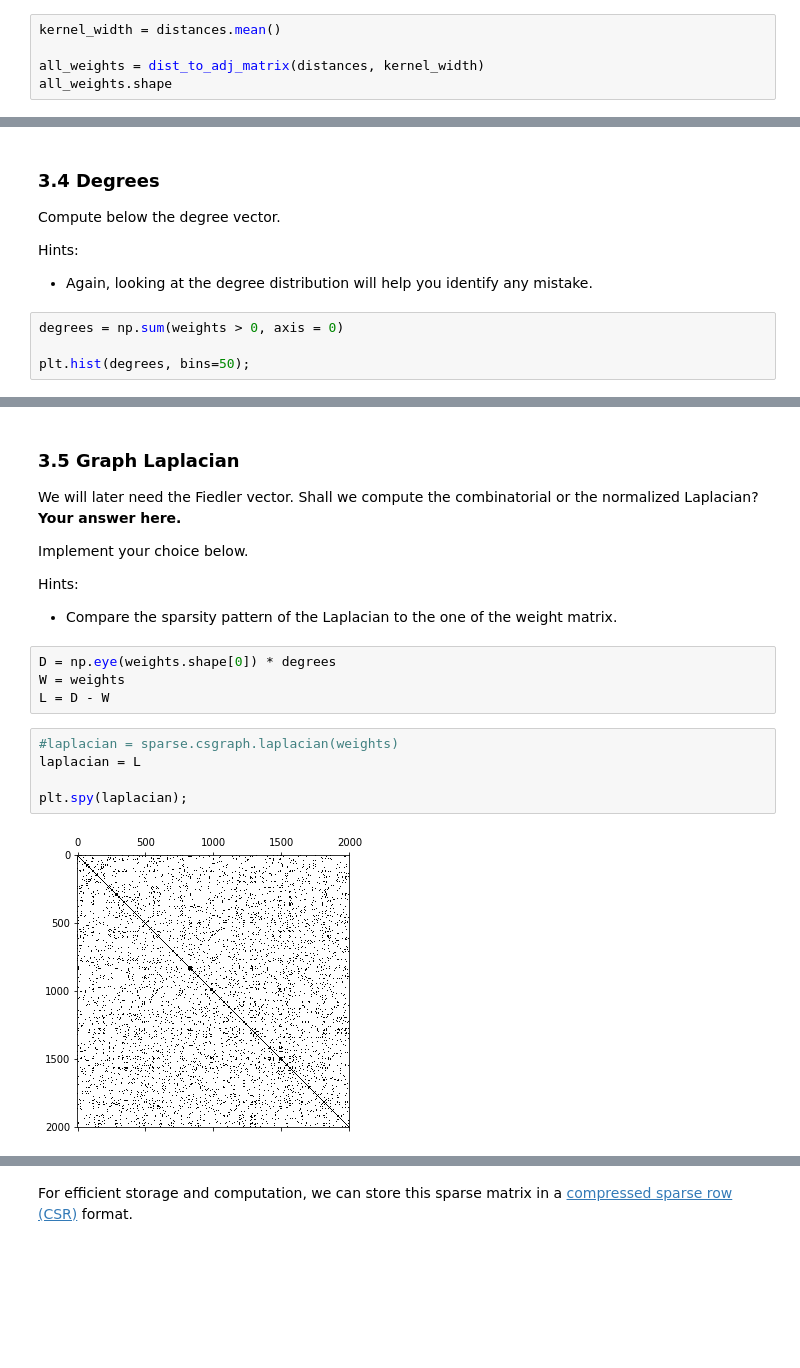
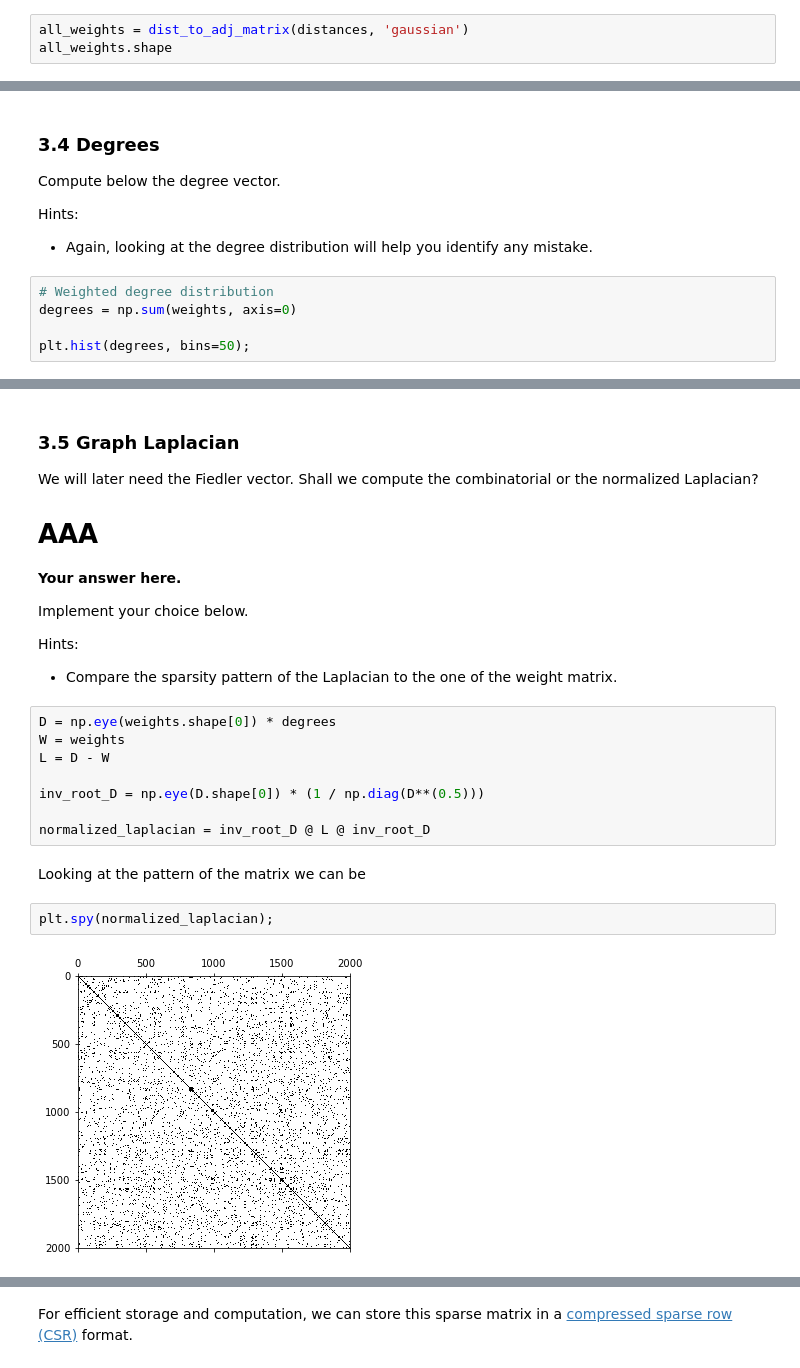
Before and after one commit to gregunz/NTDS2017, a Jupyter notebook: HW03/03_spectral_graph_theory.ipynb, the cells around one changed output, grey strips where cells are left out. Drawn from its saved outputs; the diff is of its cells as text; blank space fills up the shorter version.

```diff
--- a/HW03/03_spectral_graph_theory.ipynb
+++ b/HW03/03_spectral_graph_theory.ipynb
@@ -367,7 +468,5 @@ def dist_to_adj_matrix(dist, kernel_width):
 # %%
-kernel_width = distances.mean()
-
-all_weights = dist_to_adj_matrix(distances, kernel_width)
+all_weights = dist_to_adj_matrix(distances, 'gaussian')
 all_weights.shape
 # %% [output]
 (2000, 2000)
@@ -430,7 +558,8 @@ Compute below the degree vector.
 Hints:
 * Again, looking at the degree distribution will help you identify any mistake.
 # %%
-degrees = np.sum(weights > 0, axis = 0)
+# Weighted degree distribution
+degrees = np.sum(weights, axis=0)
 
 plt.hist(degrees, bins=50);
 # %% [output]
@@ -438,7 +567,11 @@ plt.hist(degrees, bins=50);
 # %% [markdown]
 ### 3.5 Graph Laplacian
 
-We will later need the Fiedler vector. Shall we compute the combinatorial or the normalized Laplacian? **Your answer here.**
+We will later need the Fiedler vector. Shall we compute the combinatorial or the normalized Laplacian?
+
+# AAA
+
+**Your answer here.**
 
 Implement your choice below.
 
@@ -448,10 +581,13 @@ Hints:
 D = np.eye(weights.shape[0]) * degrees
 W = weights
 L = D - W
+
+inv_root_D = np.eye(D.shape[0]) * (1 / np.diag(D**(0.5)))
+
+normalized_laplacian = inv_root_D @ L @ inv_root_D
-# %%
-#laplacian = sparse.csgraph.laplacian(weights)
-laplacian = L
-
-plt.spy(laplacian);
-# %% [output]
-[figure, removed]
+# %% [markdown]
+Looking at the pattern of the matrix we can be
+# %%
+plt.spy(normalized_laplacian);
+# %% [output]
+[figure, added]
```
Also changed, not shown: parts of 82 cells of this notebook.
